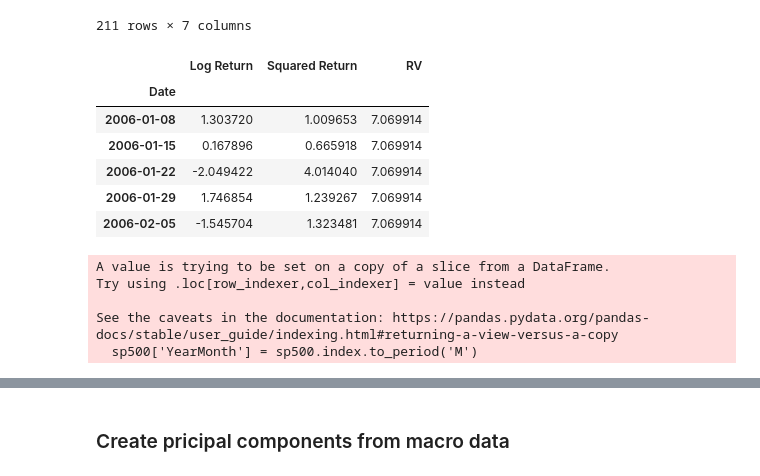
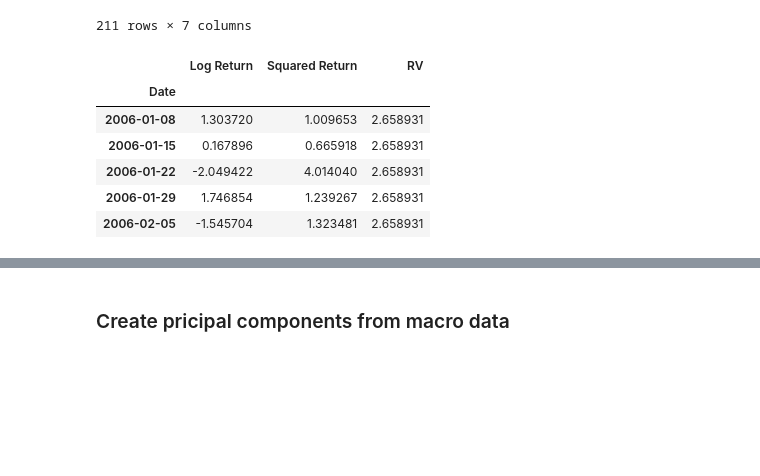
Before and after one commit to setamies/volatility-modeling, a Jupyter notebook: main.ipynb, the cells around one changed output, grey strips where cells are left out. Saved outputs shown, nothing was run; the diff lists cells and outputs as text; code cells hidden in the pictures; blank space fills up the shorter version.

```diff
--- a/main.ipynb
+++ b/main.ipynb
@@ -71,18 +54,19 @@ macro_df
 # %%
 # Calculate the monthly RV for log returns
 sp500['RV'] = sp500['Squared Return'].resample('M').sum()
+
 # Backward fill the nans in RV
-sp500['RV'] = sp500['RV'].fillna(method='bfill')
+sp500['RV'] = np.sqrt(sp500['RV'].fillna(method='bfill'))
 sp500 = sp500.dropna()
 sp500.head()
 # %% [output]
 |  | Log Return | Squared Return | RV |
 | Date |  |  |  |
-| 2006-01-08 | 1.303720 | 1.009653 | 7.069914 |
-| 2006-01-15 | 0.167896 | 0.665918 | 7.069914 |
-| 2006-01-22 | -2.049422 | 4.014040 | 7.069914 |
-| 2006-01-29 | 1.746854 | 1.239267 | 7.069914 |
-| 2006-02-05 | -1.545704 | 1.323481 | 7.069914 |
+| 2006-01-08 | 1.303720 | 1.009653 | 2.658931 |
+| 2006-01-15 | 0.167896 | 0.665918 | 2.658931 |
+| 2006-01-22 | -2.049422 | 4.014040 | 2.658931 |
+| 2006-01-29 | 1.746854 | 1.239267 | 2.658931 |
+| 2006-02-05 | -1.545704 | 1.323481 | 2.658931 |
 # %%
 # Merge the hf stock data with lf macro data based on the month
 sp500.index = pd.to_datetime(sp500.index)
@@ -93,9 +77,3 @@ macro_df.drop('Year-Month', axis=1, inplace=True)
 sp500.reset_index(inplace=True)
 merged_df = pd.merge(sp500, macro_df, on='YearMonth', how='left')
 merged_df.set_index('Date', inplace=True)
-# %% [output]
-A value is trying to be set on a copy of a slice from a DataFrame.
-Try using .loc[row_indexer,col_indexer] = value instead
-
-See the caveats in the documentation: https://pandas.pydata.org/pandas-docs/stable/user_guide/indexing.html#returning-a-view-versus-a-copy
-  sp500['YearMonth'] = sp500.index.to_period('M')
```
Also changed, not shown: parts of 19 cells of this notebook, 5 other files.
